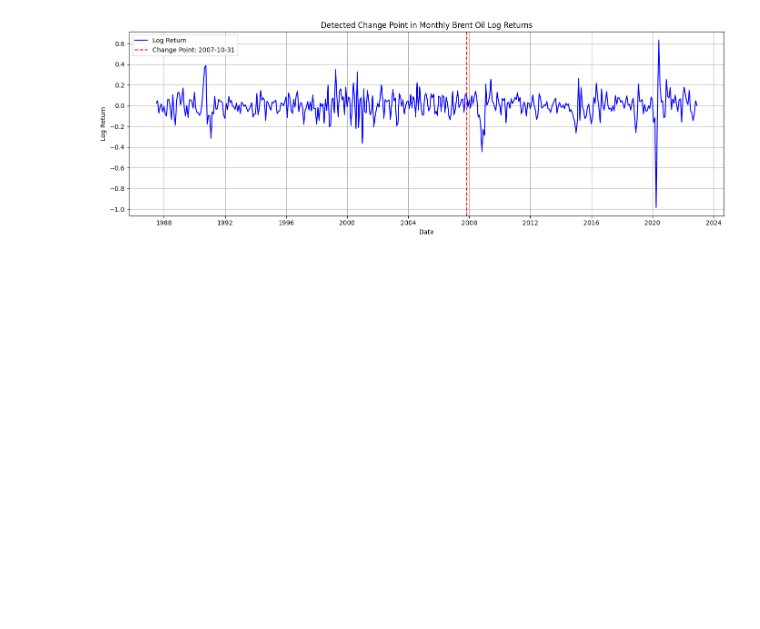
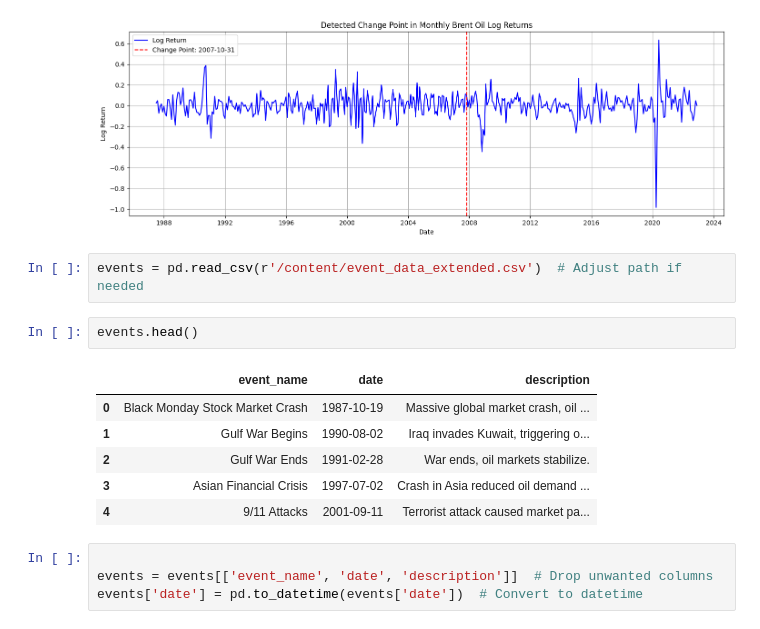
Before and after one commit to Skell30/brent-oil-change-point-analysis, a Jupyter notebook: notebooks/change_point_model.ipynb, the cells around one changed output. Cells and saved outputs as stored; diff of their text form; blank space fills up the shorter version.

```diff
--- a/notebooks/change_point_model.ipynb
+++ b/notebooks/change_point_model.ipynb
@@ -120,3 +122,18 @@ plt.show()
 # %% [output]
 Detected change point at index 244, which corresponds to 2007-10-31 00:00:00
 [figure]
+# %%
+events = pd.read_csv(r'/content/event_data_extended.csv')  # Adjust path if needed
+# %%
+events.head()
+# %% [output]
+|  | event_name | date | description |
+| 0 | Black Monday Stock Market Crash | 1987-10-19 | Massive global market crash, oil ... |
+| 1 | Gulf War Begins | 1990-08-02 | Iraq invades Kuwait, triggering o... |
+| 2 | Gulf War Ends | 1991-02-28 | War ends, oil markets stabilize. |
+| 3 | Asian Financial Crisis | 1997-07-02 | Crash in Asia reduced oil demand ... |
+| 4 | 9/11 Attacks | 2001-09-11 | Terrorist attack caused market pa... |
+# %%
+
+events = events[['event_name', 'date', 'description']]  # Drop unwanted columns
+events['date'] = pd.to_datetime(events['date'])  # Convert to datetime
```
Also changed, not shown: parts of 5 cells of this notebook.
